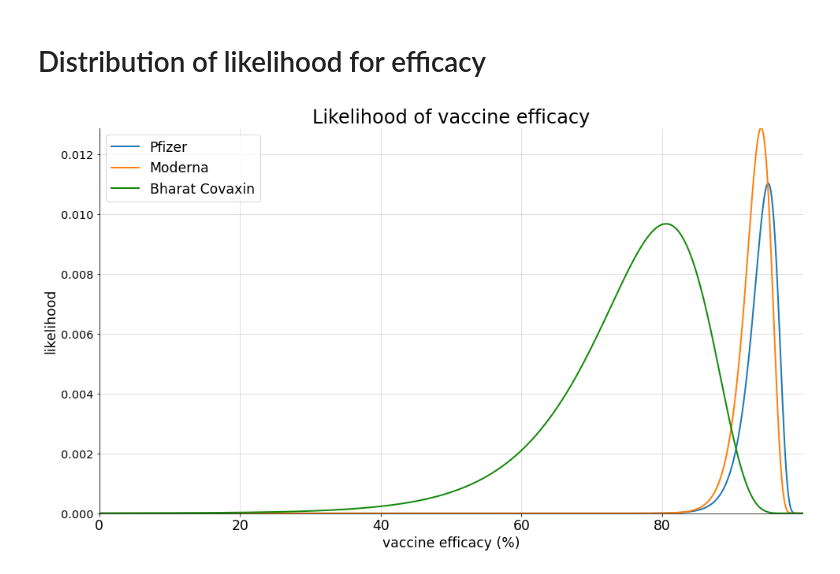
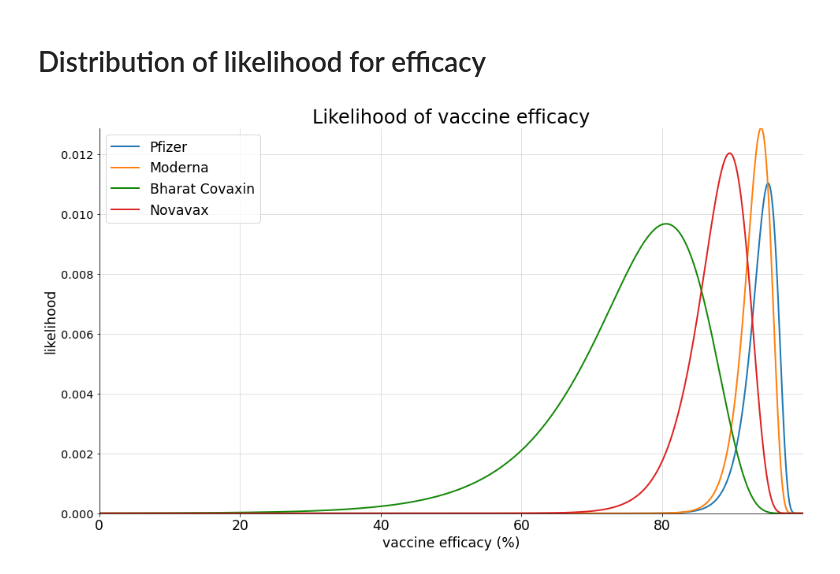
Before and after one commit to FlorinAndrei/misc, a Jupyter notebook: pfizer_moderna_vaccine_efficacy.ipynb, the cells around one changed output. Saved outputs shown, nothing was run; the diff lists cells and outputs as text; code cells hidden in the pictures.

```diff
--- a/pfizer_moderna_vaccine_efficacy.ipynb
+++ b/pfizer_moderna_vaccine_efficacy.ipynb
@@ -100,0 +108,4 @@ conf_int(covaxin_theta)
+# %%
+novavax = (10, 7500, 96, 7500)
+novavax_theta = theta_vals(novavax)
+novavax_x, novavax_y = plot_points(novavax_theta)
@@ -128,30 +155,32 @@ plt.show()
 # %%
 plt.rcParams['axes.spines.right'] = False
 plt.rcParams['axes.spines.top'] = False
 plt.rcParams['axes.spines.left'] = True
 
 plt.rcParams['axes.xmargin'] = 0
 plt.rcParams['axes.ymargin'] = 0
 plt.rcParams['axes.grid'] = True
 plt.rcParams['axes.labelsize'] = 'xx-large'
 plt.rcParams['grid.alpha'] = 0.5
 plt.rcParams['legend.fontsize'] = 'xx-large'
 plt.rcParams['lines.markersize'] = 4
 plt.rcParams['lines.linewidth'] = 2
 plt.rcParams['ytick.labelsize'] = 'x-large'
 
 pfizer_y = pfizer_y / np.sum(pfizer_y)
 moderna_y = moderna_y / np.sum(moderna_y)
 covaxin_y = covaxin_y / np.sum(covaxin_y)
+novavax_y = novavax_y / np.sum(novavax_y)
 
 plt.plot(100 * pfizer_x, pfizer_y, color='#1f77b4')
 plt.plot(100 * moderna_x, moderna_y, color='#ff7f0e')
 plt.plot(100 * covaxin_x, covaxin_y, color='#138808')
+plt.plot(100 * novavax_x, novavax_y, color='#dd2222')
 
-plt.legend(['Pfizer', 'Moderna', 'Bharat Covaxin'])
+plt.legend(['Pfizer', 'Moderna', 'Bharat Covaxin', 'Novavax'])
 plt.title('Likelihood of vaccine efficacy', fontsize=24)
 plt.xlabel('vaccine efficacy (%)')
 plt.ylabel('likelihood')
 plt.show()
 # %% [output]
-[figure, old version]
+[figure, new version]
```
Also changed, not shown: parts of 15 cells of this notebook.
